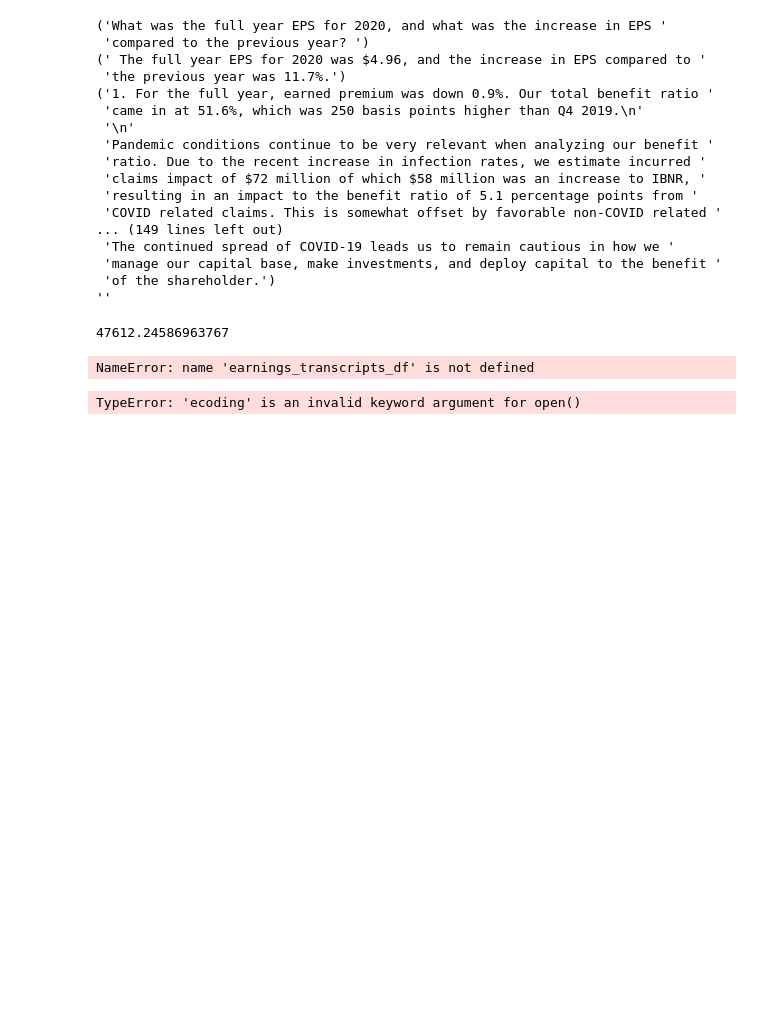
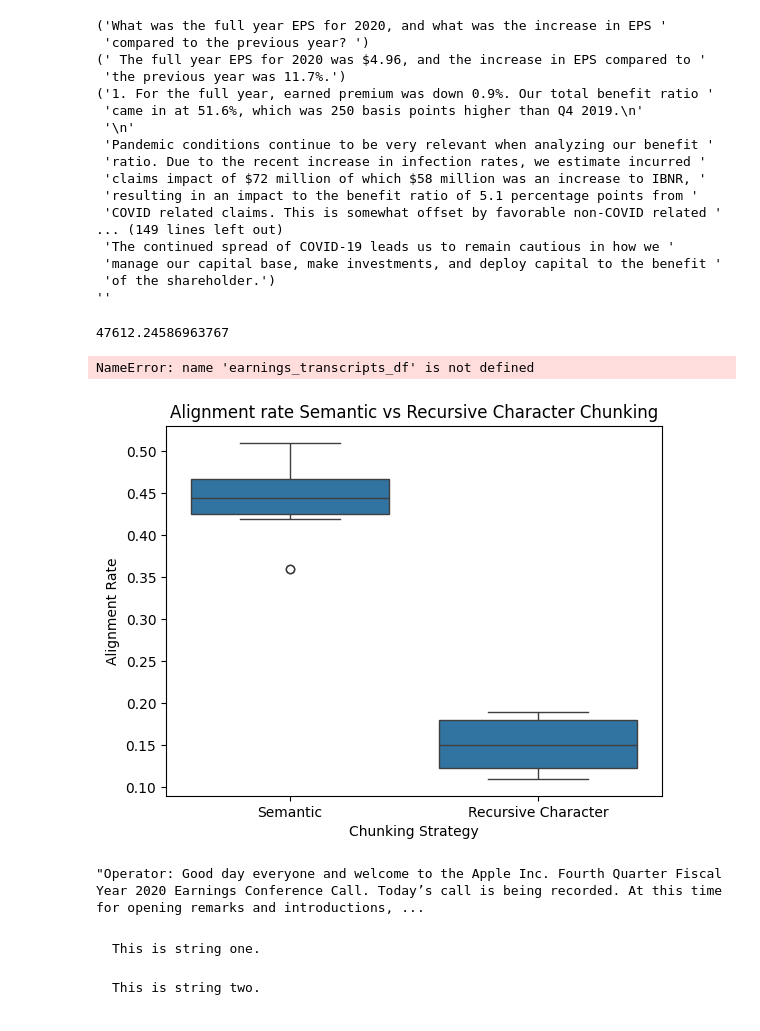
Before and after one commit to czuber3/earnings_transcripts_project, a Jupyter notebook: notebooks/ingestion_retrieval_eval.ipynb, the cells around one changed output. Drawn from its saved outputs; the diff is of its cells as text; code cells hidden in the pictures; blank space fills up the shorter version.

Commit message:
Adding figures to the README

```diff
--- a/notebooks/ingestion_retrieval_eval.ipynb
+++ b/notebooks/ingestion_retrieval_eval.ipynb
@@ -564,7 +557,30 @@ import pandas as pd
 
 earnings_transcripts_df = pd.read_csv('../data/earnings_transcripts.csv')
 # %%
-with open("../data/transcript.txt", "w", ecoding="utf-8") as f:
+with open("../data/transcript.txt", "w", encoding="utf-8") as f:
     f.write(earnings_transcripts_df.content[0])
-# %% [output]
-TypeError: 'ecoding' is an invalid keyword argument for open()
+# %%
+semantic_alignment_rates = [.51, 0.46, 0.44, 0.45, 0.42, 0.36, 0.47, 0.44, 0.36, 0.51]
+recursive_alignment_rates = [.12, 0.18, 0.15, 0.13, 0.11, 0.11, 0.19, 0.15, 0.19, 0.18]
+# %%
+import seaborn as sns
+import matplotlib.pyplot as plt
+import pandas as pd
+
+df = pd.DataFrame({
+    "Alignment Rate": semantic_alignment_rates + recursive_alignment_rates,
+    "Chunking Strategy": ["Semantic"]*len(semantic_alignment_rates) + ["Recursive Character"]*len(recursive_alignment_rates)
+})
+
+sns.boxplot(data=df, x="Chunking Strategy", y="Alignment Rate")
+plt.title("Alignment rate Semantic vs Recursive Character Chunking")
+plt.savefig("../docs/chunking_performance.png")
+plt.show()
+# %% [output]
+[figure, added]
+# %%
+apple_transcript = str(earnings_transcripts_df[
+    (earnings_transcripts_df.symbol=="AAPL") & (earnings_transcripts_df.year==2020) & (earnings_transcripts_df.quarter==4)
+].content[21])
+# %% [output]
+"Operator: Good day everyone and welcome to the Apple Inc. Fourth Quarter Fiscal Year 2020 Earnings Conference Call. Today’s call is being recorded. At this time for opening remarks and introductions, ...
@@ -570,0 +611,17 @@ TypeError: 'ecoding' is an invalid keyword argument for open()
+# %%
+from IPython.display import display, HTML
+
+s1 = "This is string one."
+s2 = "This is string two."
+
+html = f"""
+<div style="display: flex; gap: 20px;">
+    <pre>{s1}</pre>
+    <pre>{s2}</pre>
+</div>
+"""
+
+display(HTML(html))
+# %% [output]
+This is string one.
+This is string two.
```
Also changed, not shown: parts of 4 cells of this notebook, 3 other files.
